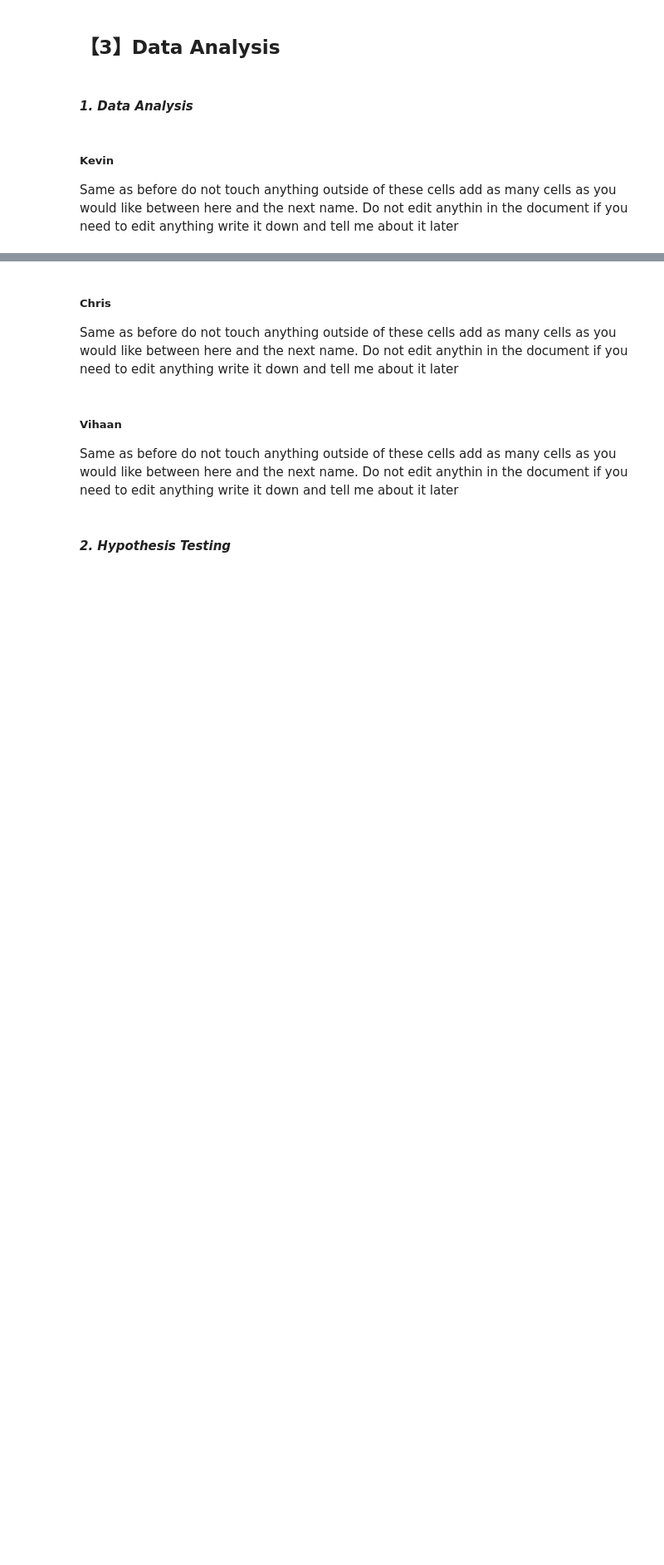
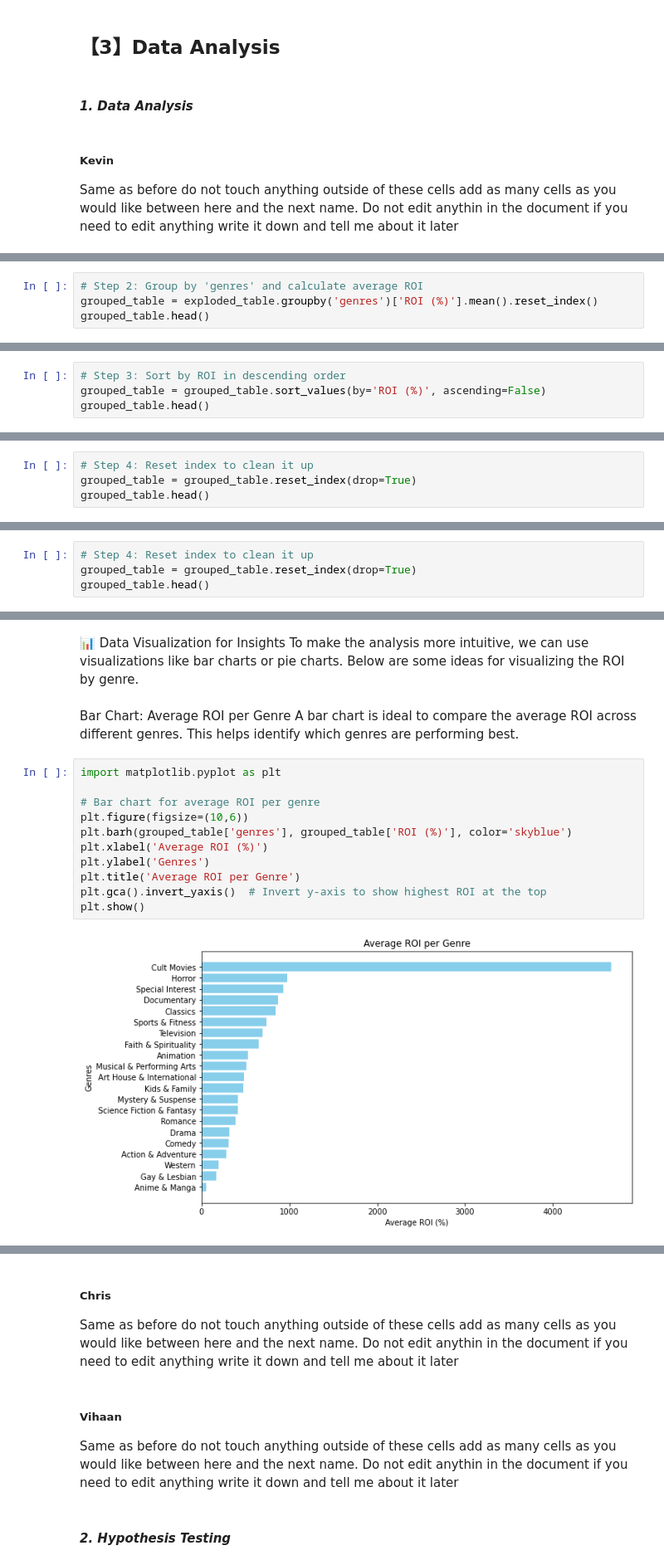
Before and after one commit to Tdoggie/phase-2-project, a Jupyter notebook: index.ipynb, the cells around one changed output, grey strips where cells are left out. Shown at 83% size. Saved outputs shown, nothing was run; the diff lists cells and outputs as text; blank space fills up the shorter version.

Commit message:
data analysis and visualization

```diff
--- a/index.ipynb
+++ b/index.ipynb
@@ -654,0 +732,4 @@ Same as before do not touch anything outside of these cells add as many cells as
+# %%
+# Step 2: Group by 'genres' and calculate average ROI
+grouped_table = exploded_table.groupby('genres')['ROI (%)'].mean().reset_index()
+grouped_table.head()
@@ -654,0 +746,4 @@ Same as before do not touch anything outside of these cells add as many cells as
+# %%
+# Step 3: Sort by ROI in descending order
+grouped_table = grouped_table.sort_values(by='ROI (%)', ascending=False)
+grouped_table.head()
@@ -654,0 +760,4 @@ Same as before do not touch anything outside of these cells add as many cells as
+# %%
+# Step 4: Reset index to clean it up
+grouped_table = grouped_table.reset_index(drop=True)
+grouped_table.head()
@@ -654,0 +771,4 @@ Same as before do not touch anything outside of these cells add as many cells as
+# %%
+# Step 4: Reset index to clean it up
+grouped_table = grouped_table.reset_index(drop=True)
+grouped_table.head()
@@ -654,0 +785,19 @@ Same as before do not touch anything outside of these cells add as many cells as
+# %% [markdown]
+📊 Data Visualization for Insights
+To make the analysis more intuitive, we can use visualizations like bar charts or pie charts. Below are some ideas for visualizing the ROI by genre.
+# %% [markdown]
+Bar Chart: Average ROI per Genre
+A bar chart is ideal to compare the average ROI across different genres. This helps identify which genres are performing best.
+# %%
+import matplotlib.pyplot as plt
+
+# Bar chart for average ROI per genre
+plt.figure(figsize=(10,6))
+plt.barh(grouped_table['genres'], grouped_table['ROI (%)'], color='skyblue')
+plt.xlabel('Average ROI (%)')
+plt.ylabel('Genres')
+plt.title('Average ROI per Genre')
+plt.gca().invert_yaxis()  # Invert y-axis to show highest ROI at the top
+plt.show()
+# %% [output]
+[figure, added]
```
Also changed, not shown: parts of 18 cells of this notebook.
